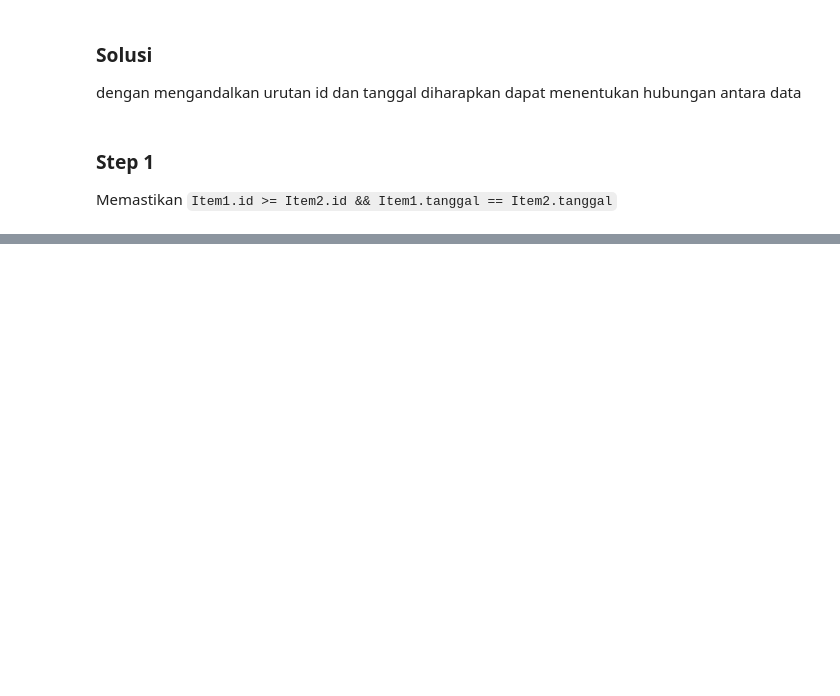
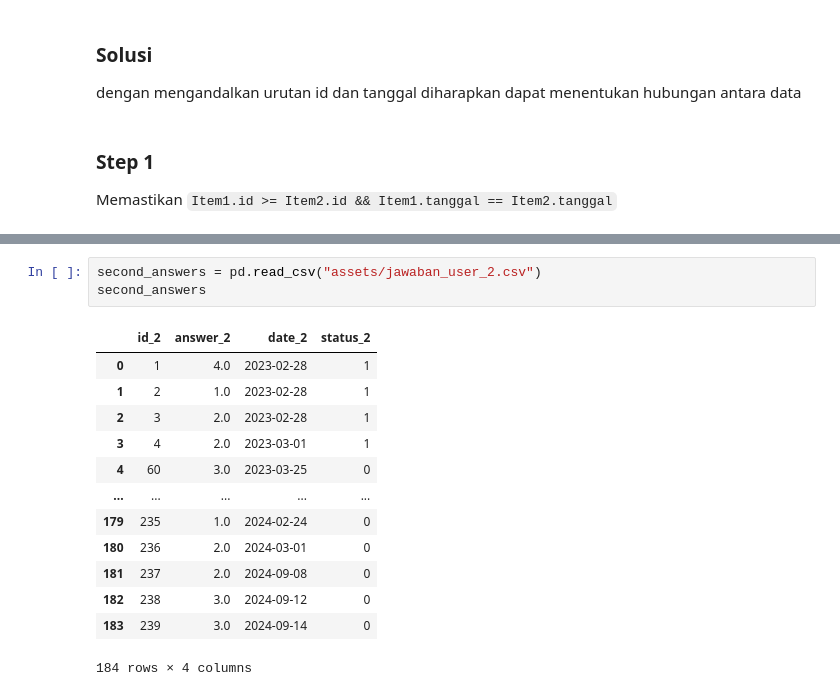
Before and after one commit to agriedd/python-data-related-fix, a Jupyter notebook: main.ipynb, the cells around one changed output, grey strips where cells are left out. Cells and saved outputs as stored; diff of their text form; blank space fills up the shorter version.

```diff
--- a/main.ipynb
+++ b/main.ipynb
@@ -35,0 +83,17 @@ respondents
+# %%
+second_answers = pd.read_csv("assets/jawaban_user_2.csv")
+second_answers
+# %% [output]
+|  | id_2 | answer_2 | date_2 | status_2 |
+| 0 | 1 | 4.0 | 2023-02-28 | 1 |
+| 1 | 2 | 1.0 | 2023-02-28 | 1 |
+| 2 | 3 | 2.0 | 2023-02-28 | 1 |
+| 3 | 4 | 2.0 | 2023-03-01 | 1 |
+| 4 | 60 | 3.0 | 2023-03-25 | 0 |
+| ... | ... | ... | ... | ... |
+| 179 | 235 | 1.0 | 2024-02-24 | 0 |
+| 180 | 236 | 2.0 | 2024-03-01 | 0 |
+| 181 | 237 | 2.0 | 2024-09-08 | 0 |
+| 182 | 238 | 3.0 | 2024-09-12 | 0 |
+| 183 | 239 | 3.0 | 2024-09-14 | 0 |
+184 rows × 4 columns
```
Also changed, not shown: parts of 16 cells of this notebook, 13 other files.
